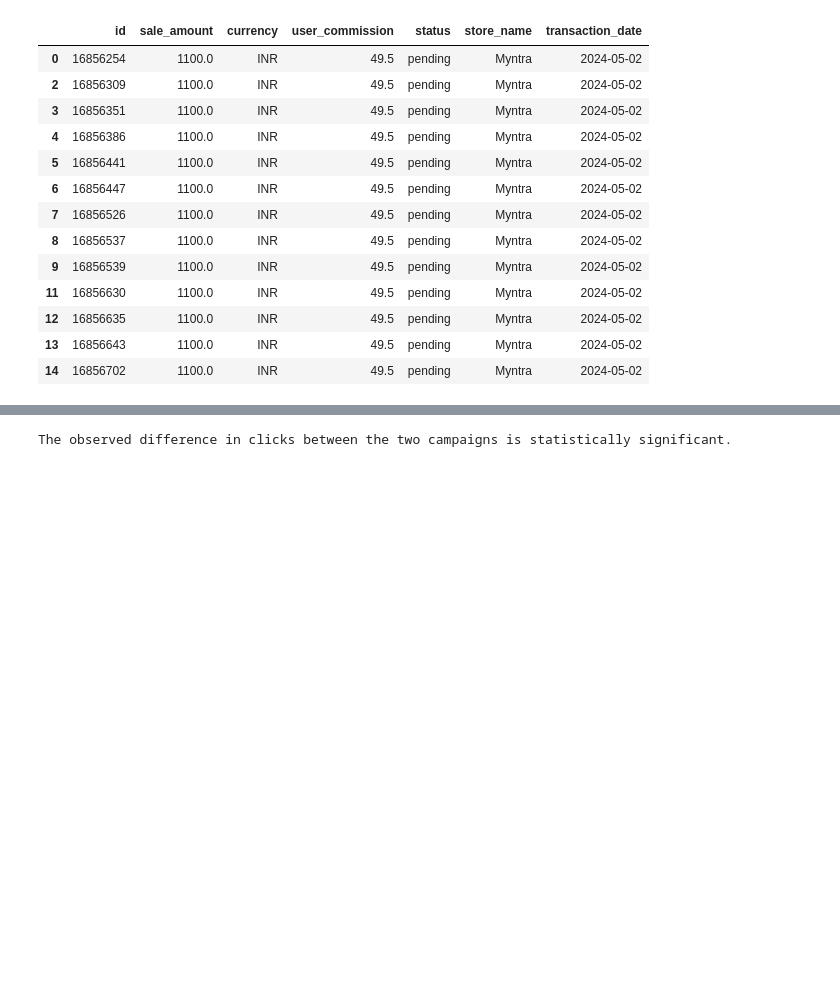
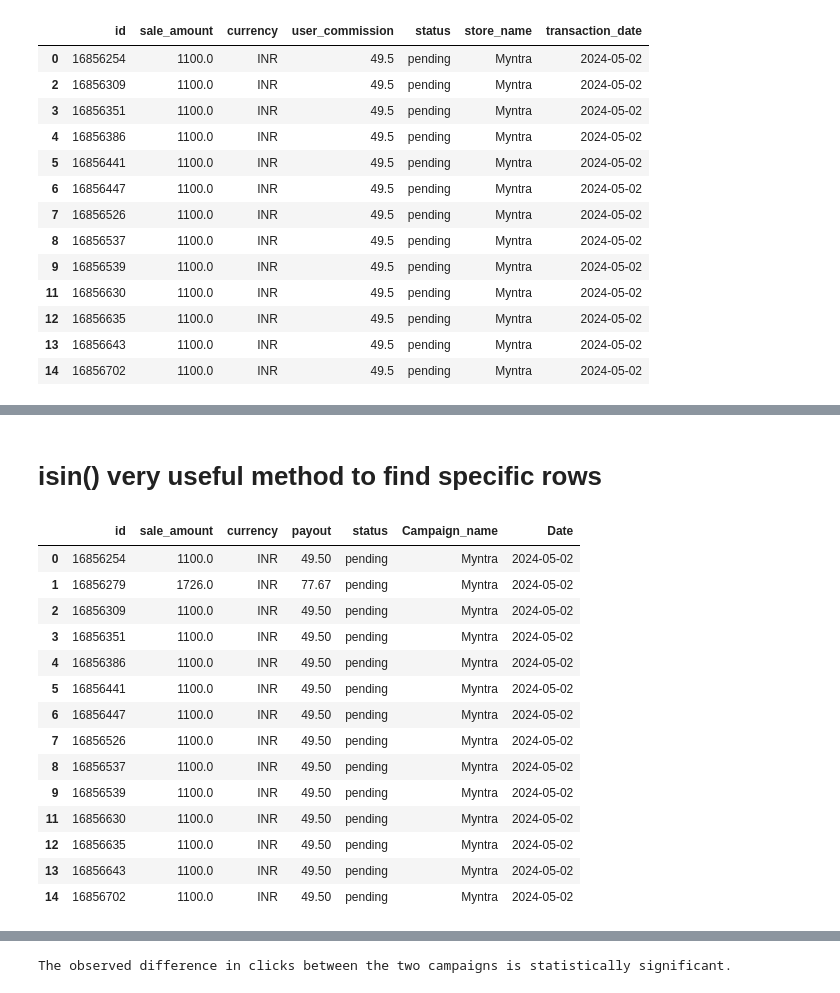
Before and after one commit to Maruf-Ahmad-khan/Data-Structure-And-Pandas-Leet-Code-solution-And-Regular-Expressions-in-Python, a Jupyter notebook: Data Structure with python/How to fetch data from api.ipynb, the cells around one changed output, grey strips where cells are left out. Drawn from its saved outputs; the diff is of its cells as text; code cells hidden in the pictures; blank space fills up the shorter version.

```diff
--- a/Data Structure with python/How to fetch data from api.ipynb
+++ b/Data Structure with python/How to fetch data from api.ipynb
@@ -177,0 +196,20 @@ ans
+# %% [markdown]
+# isin() very useful method to find specific rows
+# %%
+select_relevent_columns[select_relevent_columns['payout'].isin([49.50,77.67])]
+# %% [output]
+|  | id | sale_amount | currency | payout | status | Campaign_name | Date |
+| 0 | 16856254 | 1100.0 | INR | 49.50 | pending | Myntra | 2024-05-02 |
+| 1 | 16856279 | 1726.0 | INR | 77.67 | pending | Myntra | 2024-05-02 |
+| 2 | 16856309 | 1100.0 | INR | 49.50 | pending | Myntra | 2024-05-02 |
+| 3 | 16856351 | 1100.0 | INR | 49.50 | pending | Myntra | 2024-05-02 |
+| 4 | 16856386 | 1100.0 | INR | 49.50 | pending | Myntra | 2024-05-02 |
+| 5 | 16856441 | 1100.0 | INR | 49.50 | pending | Myntra | 2024-05-02 |
+| 6 | 16856447 | 1100.0 | INR | 49.50 | pending | Myntra | 2024-05-02 |
+| 7 | 16856526 | 1100.0 | INR | 49.50 | pending | Myntra | 2024-05-02 |
+| 8 | 16856537 | 1100.0 | INR | 49.50 | pending | Myntra | 2024-05-02 |
+| 9 | 16856539 | 1100.0 | INR | 49.50 | pending | Myntra | 2024-05-02 |
+| 11 | 16856630 | 1100.0 | INR | 49.50 | pending | Myntra | 2024-05-02 |
+| 12 | 16856635 | 1100.0 | INR | 49.50 | pending | Myntra | 2024-05-02 |
+| 13 | 16856643 | 1100.0 | INR | 49.50 | pending | Myntra | 2024-05-02 |
+| 14 | 16856702 | 1100.0 | INR | 49.50 | pending | Myntra | 2024-05-02 |
```
Also changed, not shown: parts of 18 cells of this notebook, 2 other files.
